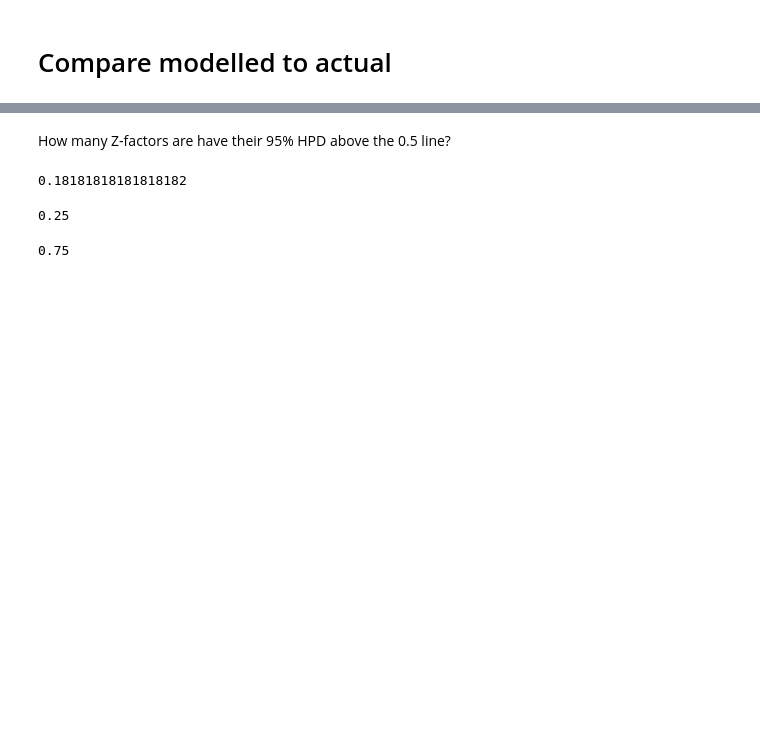
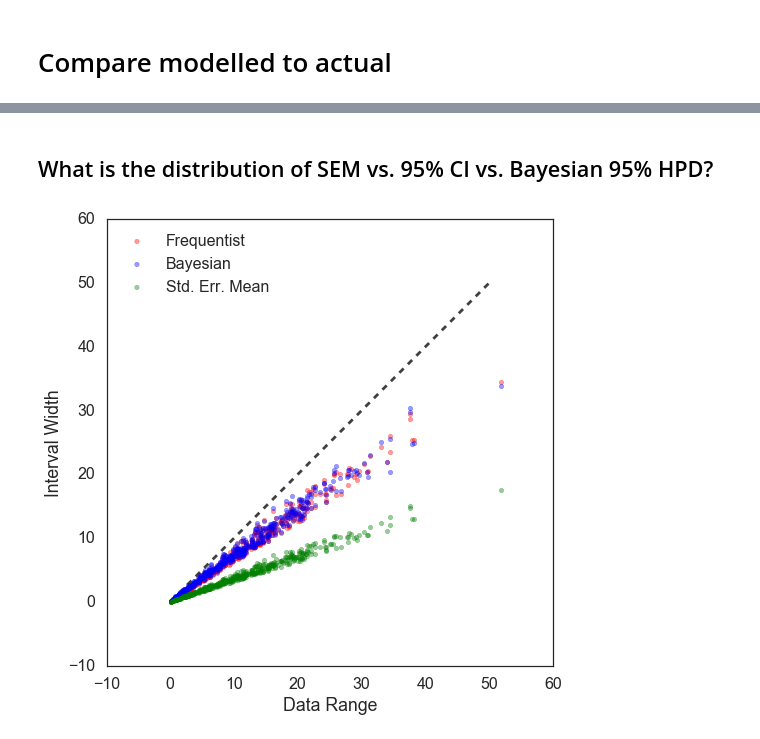
Before and after one commit to ericmjl/bayesian-measurement-paper, a Jupyter notebook: notebooks/simple-96-well.ipynb, the cells around one changed output, grey strips where cells are left out. Cells and saved outputs as stored; diff of their text form; code cells hidden in the pictures; blank space fills up the shorter version.

```diff
--- a/notebooks/simple-96-well.ipynb
+++ b/notebooks/simple-96-well.ipynb
@@ -295,23 +325,36 @@ sum((means > lower) *  (means < upper)) / len(means)
-# %% [markdown]
-How many Z-factors are have their 95% HPD above the 0.5 line?
-# %%
-z_fact = trace['z_factor']
-z_fact_mean = trace['z_factor'].mean(axis=0)
-z_fact_lower = np.percentile(z_fact, 2.5, axis=0)
-false_hits = (z_fact_lower < 0.5) * (z_fact_mean > 0.5)
-true_hits = (z_fact_lower > 0.5) * (z_fact_mean > 0.5)
-
-false_hit_rate = false_hits.sum() / len(false_hits)
-false_hit_rate
-# %% [output]
-0.18181818181818182
-# %%
-false_hit_prob = false_hits.sum() / (true_hits.sum() + false_hits.sum())
-false_hit_prob
-# %% [output]
-0.25
-# %%
-true_hit_prob = true_hits.sum() / (true_hits.sum() + false_hits.sum())
-true_hit_prob
-# %% [output]
-0.75
+# %% [markdown]
+## What is the distribution of SEM vs. 95% CI vs. Bayesian 95% HPD?
+# %%
+df = pd.DataFrame()
+df['measurements'] = data
+df['indices'] = indices
+df.groupby('indices').std()
+
+errorbars = pd.DataFrame()
+errorbars['SEM'] = 2 * df.groupby('indices').std()['measurements'] / np.sqrt(num_measurements)
+errorbars['Frequentist'] = 1.96 * errorbars['SEM']
+errorbars['Bayesian'] = upper - lower
+errorbars['Data'] = df.groupby('indices')['measurements'].max() - df.groupby('indices')['measurements'].min()
+# errorbars['Data'] = df.groupby('indices')['measurements'].var
+
+alpha = 0.4
+fig = plt.figure(figsize=(8,8))
+ax = fig.add_subplot(111)
+# ax.set_aspect('equal')
+ax.scatter(x=errorbars['Data'], y=errorbars['Frequentist'], color='red', label='Frequentist', alpha=alpha)
+ax.scatter(x=errorbars['Data'], y=errorbars['Bayesian'], color='blue', label='Bayesian', alpha=alpha)
+ax.scatter(x=errorbars['Data'], y=errorbars['SEM'], color='green', label='Std. Err. Mean', alpha=alpha)
+
+lims = [
+    0,  # min of both axes
+    np.max([ax.get_xlim(), ax.get_ylim()]) - 10,  # max of both axes
+]
+
+# now plot both limits against eachother
+ax.plot(lims, lims, 'k--', alpha=0.75, zorder=0)
+ax.legend(loc='upper left')
+ax.set_ylabel('Interval Width')
+ax.set_xlabel('Data Range')
+plt.savefig('../figures/simulation-range-estimates.pdf', bbox_inches='tight')
+# %% [output]
+[figure, added]
```
Also changed, not shown: parts of 26 cells of this notebook, 1 other file.
